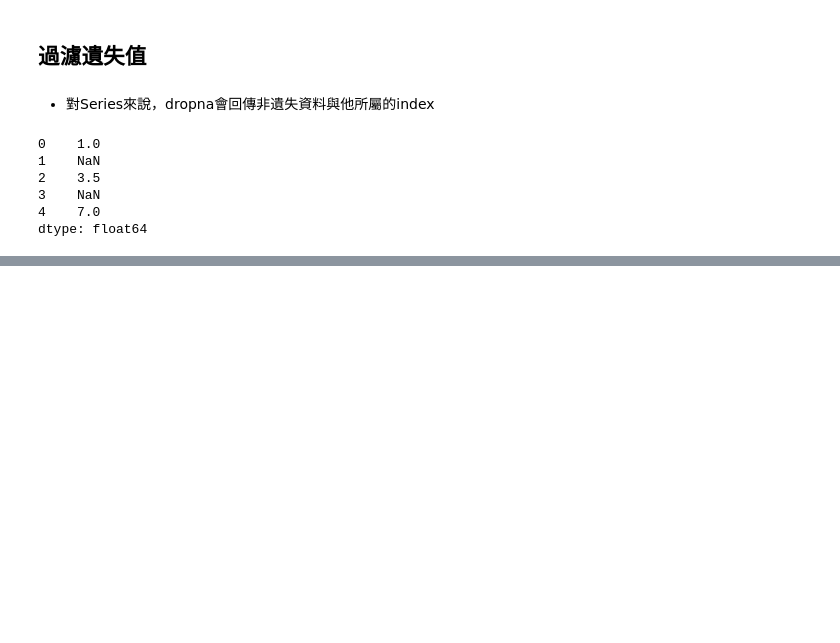
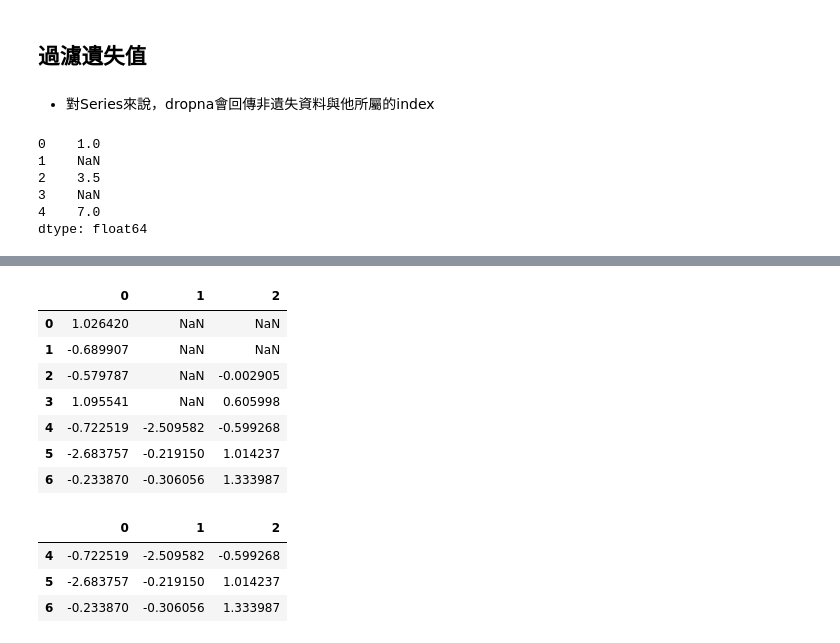
Before and after one commit to VanLinLin/practice-file, a Jupyter notebook: Python資料分析(Ch7).ipynb, the cells around one changed output, grey strips where cells are left out. Cells and saved outputs as stored; diff of their text form; code cells hidden in the pictures; blank space fills up the shorter version.

```diff
--- a/Python資料分析(Ch7).ipynb
+++ b/Python資料分析(Ch7).ipynb
@@ -69,0 +155,19 @@ data.dropna()
+# %%
+df.iloc[:2, 2] = NA
+df
+# %% [output]
+|  | 0 | 1 | 2 |
+| 0 | 1.026420 | NaN | NaN |
+| 1 | -0.689907 | NaN | NaN |
+| 2 | -0.579787 | NaN | -0.002905 |
+| 3 | 1.095541 | NaN | 0.605998 |
+| 4 | -0.722519 | -2.509582 | -0.599268 |
+| 5 | -2.683757 | -0.219150 | 1.014237 |
+| 6 | -0.233870 | -0.306056 | 1.333987 |
+# %%
+df.dropna()
+# %% [output]
+|  | 0 | 1 | 2 |
+| 4 | -0.722519 | -2.509582 | -0.599268 |
+| 5 | -2.683757 | -0.219150 | 1.014237 |
+| 6 | -0.233870 | -0.306056 | 1.333987 |
```
Also changed, not shown: parts of 50 cells of this notebook.
